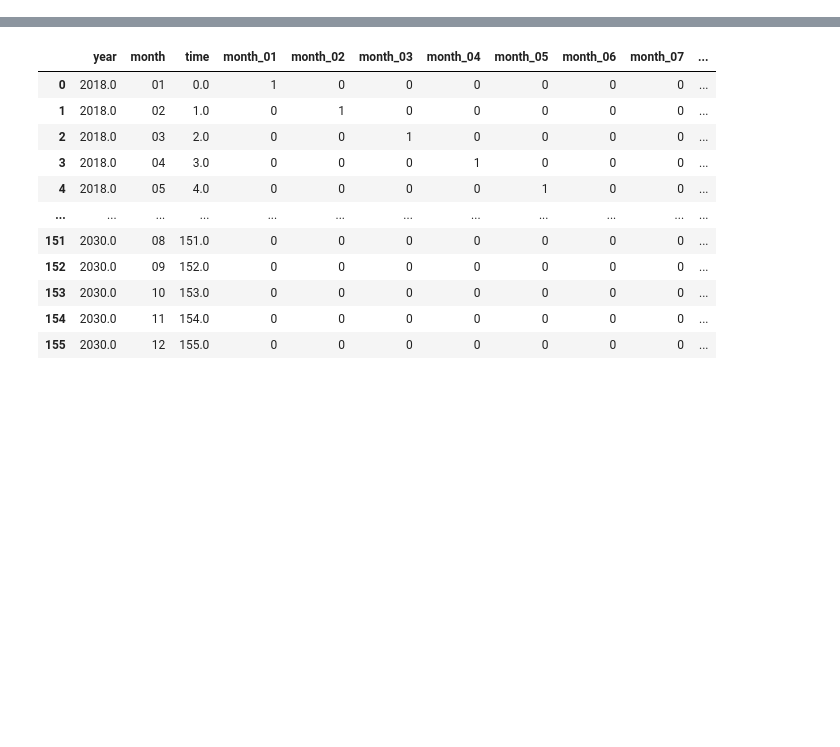
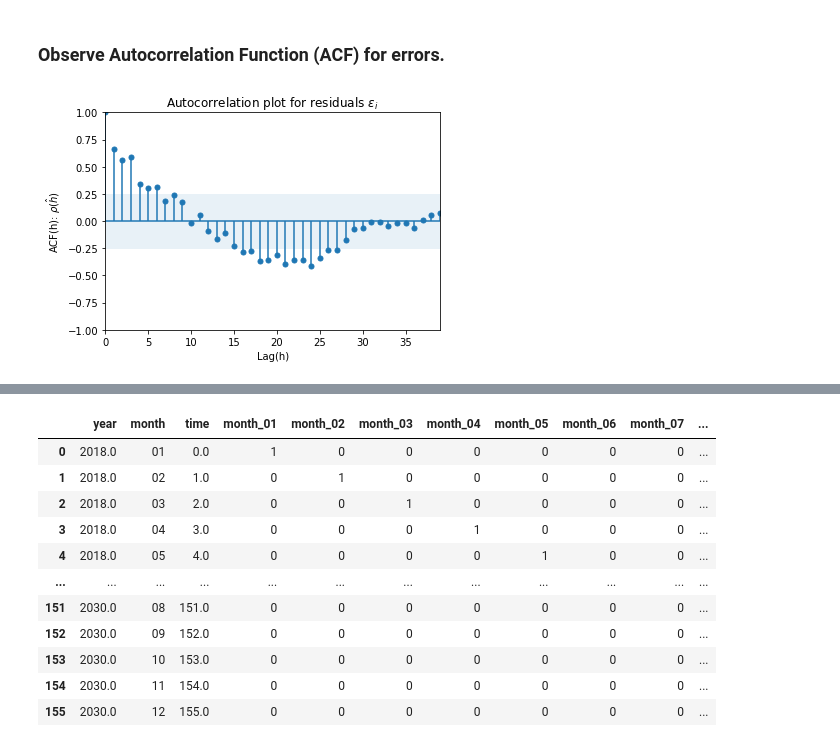
Before and after one commit to rajanoureddine/ctdot-tobin-yse, a Jupyter notebook: simple_forecast.ipynb, the cells around one changed output, grey strips where cells are left out. Saved outputs shown, nothing was run; the diff lists cells and outputs as text; code cells hidden in the pictures; blank space fills up the shorter version.

```diff
--- a/simple_forecast.ipynb
+++ b/simple_forecast.ipynb
@@ -178,0 +193,22 @@ plt.plot(ev_sales_zip_grouped_dummies["VEH_COUNT"])
+# %% [markdown]
+### Observe Autocorrelation Function (ACF) for errors.
+# %%
+# Create plot
+fig, ax = plt.subplots(nrows =1, ncols =1)
+
+# Show +/- 1.96 standard deviations
+upper_bound = 1.96/np.sqrt(len(ev_sales_zip_grouped))
+lower_bound = -1.96/np.sqrt(len(ev_sales_zip_grouped))
+ax.fill_between(np.arange(40), lower_bound, upper_bound, alpha = 0.1)
+ax.set_xlim((0,39))
+ax.set_xlabel("Lag(h)")
+ax.set_ylabel(r"ACF(h): $\hat{\rho(h)}$")
+
+# Show autocorrelation plot
+plot_acf(errors,ax=ax,lags = np.arange(40), alpha = None,
+        title = "Autocorrelation plot for residuals $\epsilon_i$")
+
+# Show
+plt.show()
+# %% [output]
+[figure, added]
```
Also changed, not shown: parts of 35 cells of this notebook.
